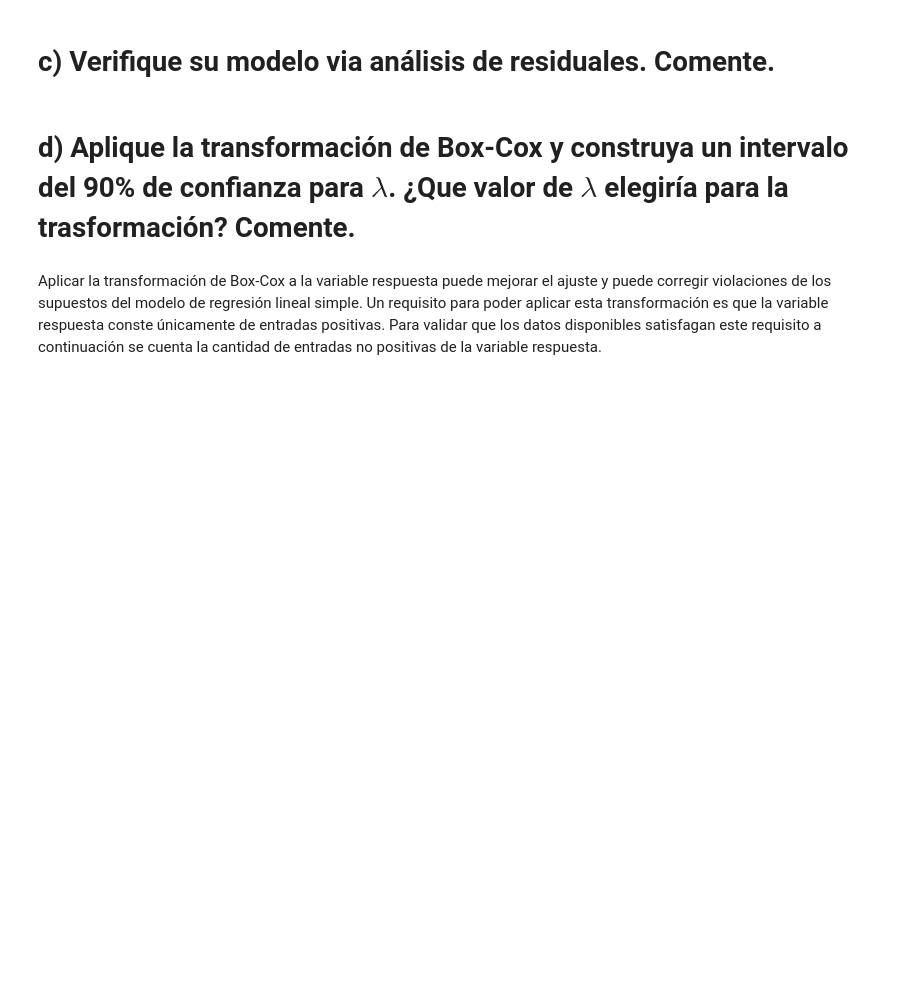
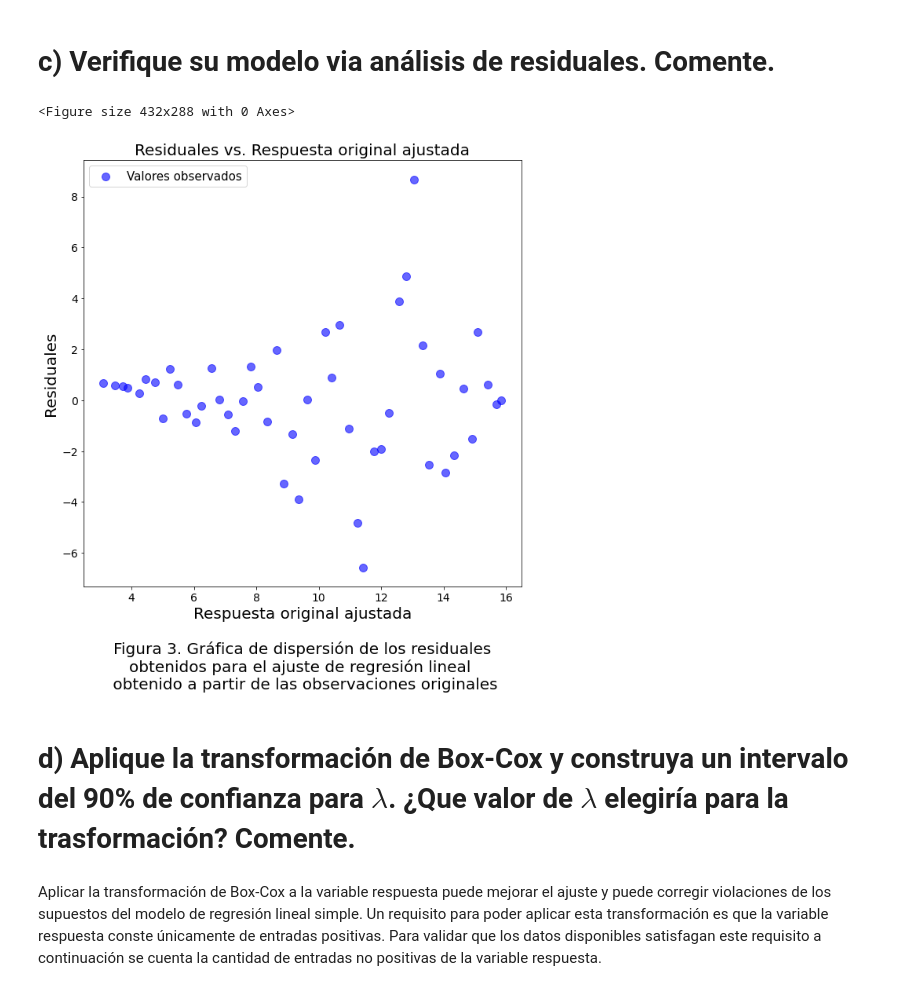
Before and after one commit to cegm/EA2-Entregables, a Jupyter notebook: Controles/Control 2/Control 2.ipynb, the cells around one changed output. Drawn from its saved outputs; the diff is of its cells as text; code cells hidden in the pictures; blank space fills up the shorter version.

```diff
--- a/Controles/Control 2/Control 2.ipynb
+++ b/Controles/Control 2/Control 2.ipynb
@@ -297,2 +333,13 @@ El valor de R^2 para este ajuste es 0.7087
 # %% [markdown]
 # c) Verifique su modelo via análisis de residuales. Comente.
+# %%
+residuales_df = pd.DataFrame(index=df.index, columns=["Respuesta original ajustada", "Residuales"])
+residuales_df["Respuesta original ajustada"] = df["y_fit"]
+residuales_df["Residuales"] = df["y"] - df["y_fit"]
+
+
+caption = "Figura 3. Gráfica de dispersión de los residuales\n" +  r"obtenidos para el ajuste de regresión lineal "+ "\n obtenido a partir de las observaciones originales"
+scatter_fit_plot(residuales_df, "Respuesta original ajustada", "Residuales", caption)
+# %% [output]
+<Figure size 432x288 with 0 Axes>
+[figure, added]
```
Also changed, not shown: parts of 37 cells of this notebook, 1 other file.
